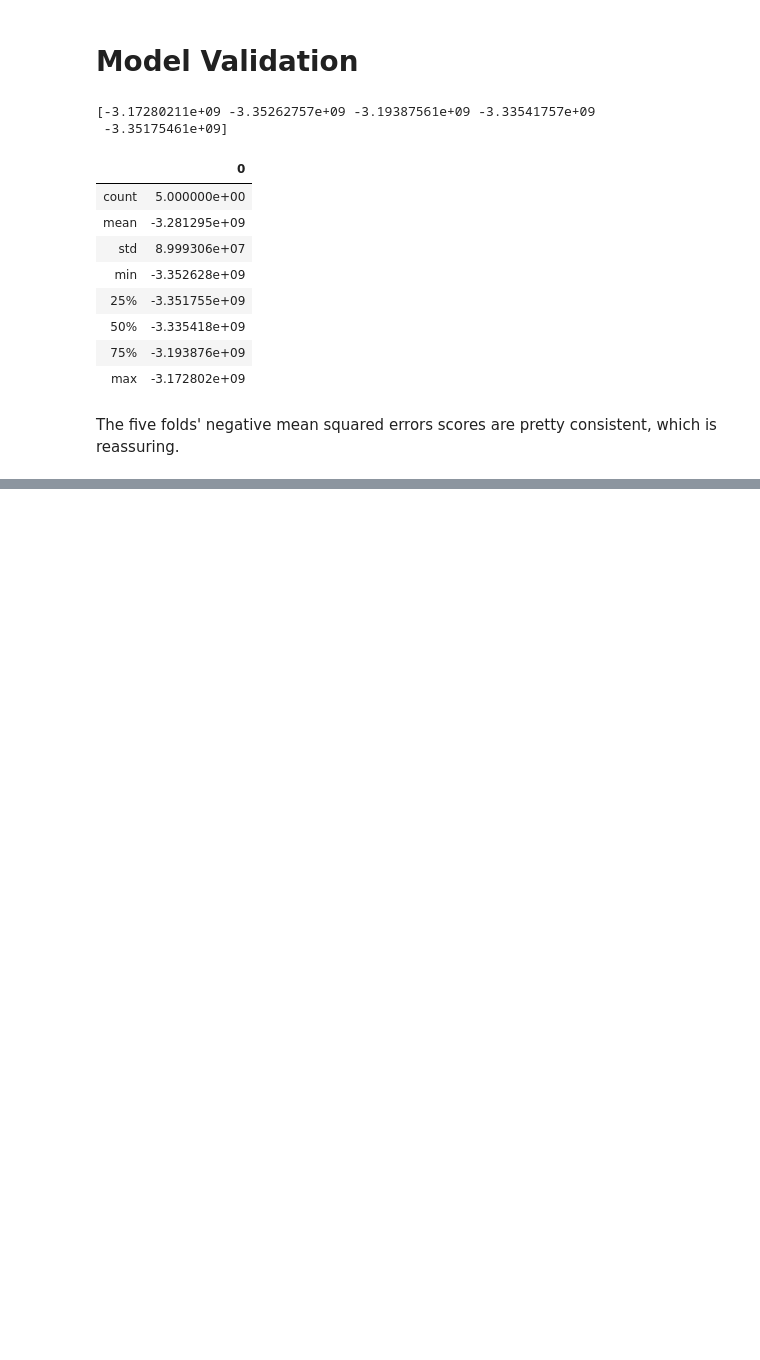
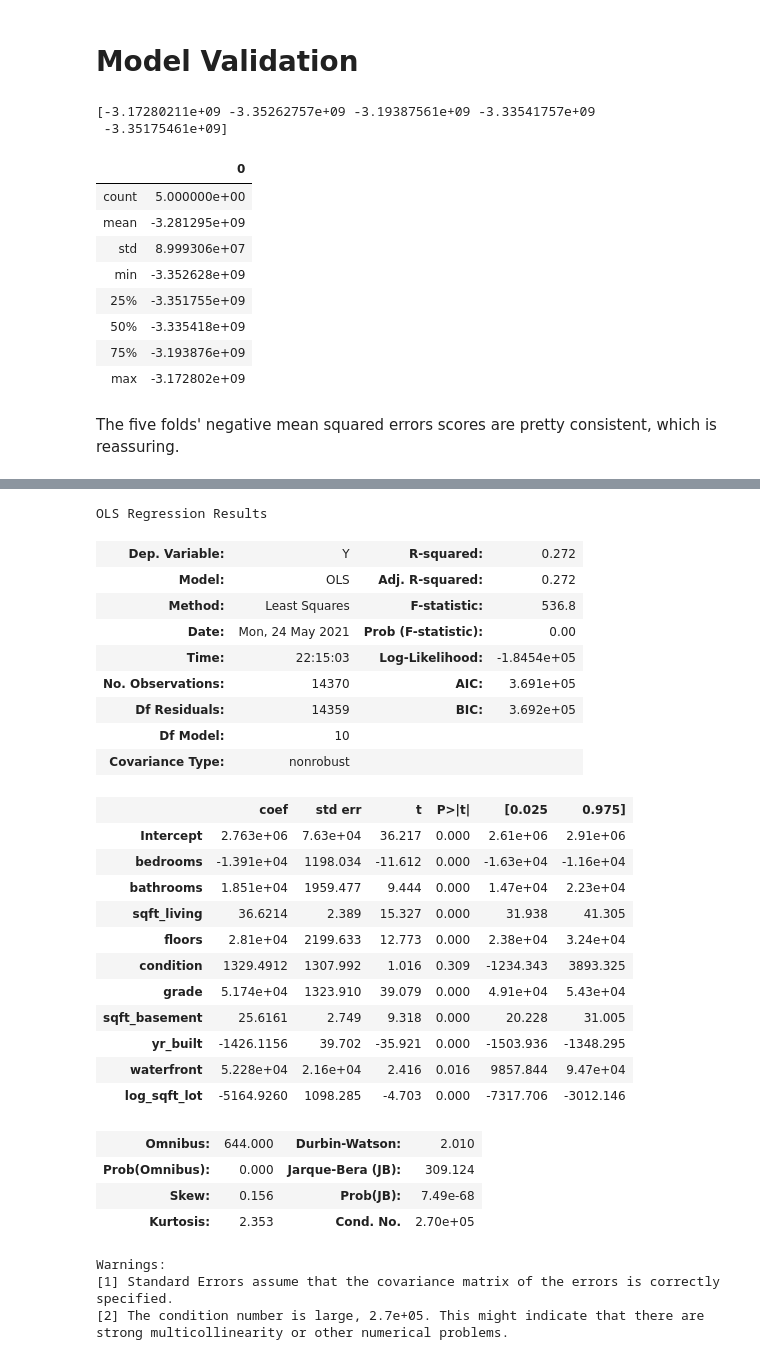
Before and after one commit to jnels13/King_County_Real_Estate_Sales_Linear_Regression_Modeling, a Jupyter notebook: index.ipynb, the cells around one changed output, grey strips where cells are left out. Drawn from its saved outputs; the diff is of its cells as text; code cells hidden in the pictures; blank space fills up the shorter version.

Commit message:
updates to additional model

```diff
--- a/index.ipynb
+++ b/index.ipynb
@@ -774,0 +807,38 @@ The five folds' negative mean squared errors scores are pretty consistent, which
+# %%
+Y = df.price
+# %%
+formula = 'Y ~ bedrooms + bathrooms + sqft_living + floors + condition + grade \
+            + sqft_basement + yr_built + waterfront + log_sqft_lot'
+model = ols(formula = formula, data = features_v2).fit()
+model.summary()
+# %% [output]
+OLS Regression Results
+| Dep. Variable: | Y | R-squared: | 0.272 |
+| Model: | OLS | Adj. R-squared: | 0.272 |
+| Method: | Least Squares | F-statistic: | 536.8 |
+| Date: | Mon, 24 May 2021 | Prob (F-statistic): | 0.00 |
+| Time: | 22:15:03 | Log-Likelihood: | -1.8454e+05 |
+| No. Observations: | 14370 | AIC: | 3.691e+05 |
+| Df Residuals: | 14359 | BIC: | 3.692e+05 |
+| Df Model: | 10 |  |  |
+| Covariance Type: | nonrobust |  |  |
+|  | coef | std err | t | P>|t| | [0.025 | 0.975] |
+| Intercept | 2.763e+06 | 7.63e+04 | 36.217 | 0.000 | 2.61e+06 | 2.91e+06 |
+| bedrooms | -1.391e+04 | 1198.034 | -11.612 | 0.000 | -1.63e+04 | -1.16e+04 |
+| bathrooms | 1.851e+04 | 1959.477 | 9.444 | 0.000 | 1.47e+04 | 2.23e+04 |
+| sqft_living | 36.6214 | 2.389 | 15.327 | 0.000 | 31.938 | 41.305 |
+| floors | 2.81e+04 | 2199.633 | 12.773 | 0.000 | 2.38e+04 | 3.24e+04 |
+| condition | 1329.4912 | 1307.992 | 1.016 | 0.309 | -1234.343 | 3893.325 |
+| grade | 5.174e+04 | 1323.910 | 39.079 | 0.000 | 4.91e+04 | 5.43e+04 |
+| sqft_basement | 25.6161 | 2.749 | 9.318 | 0.000 | 20.228 | 31.005 |
+| yr_built | -1426.1156 | 39.702 | -35.921 | 0.000 | -1503.936 | -1348.295 |
+| waterfront | 5.228e+04 | 2.16e+04 | 2.416 | 0.016 | 9857.844 | 9.47e+04 |
+| log_sqft_lot | -5164.9260 | 1098.285 | -4.703 | 0.000 | -7317.706 | -3012.146 |
+| Omnibus: | 644.000 | Durbin-Watson: | 2.010 |
+| Prob(Omnibus): | 0.000 | Jarque-Bera (JB): | 309.124 |
+| Skew: | 0.156 | Prob(JB): | 7.49e-68 |
+| Kurtosis: | 2.353 | Cond. No. | 2.70e+05 |
+Warnings:
+[1] Standard Errors assume that the covariance matrix of the errors is correctly specified.
+[2] The condition number is large, 2.7e+05. This might indicate that there are
+strong multicollinearity or other numerical problems.
```
Also changed, not shown: parts of 12 cells of this notebook.
